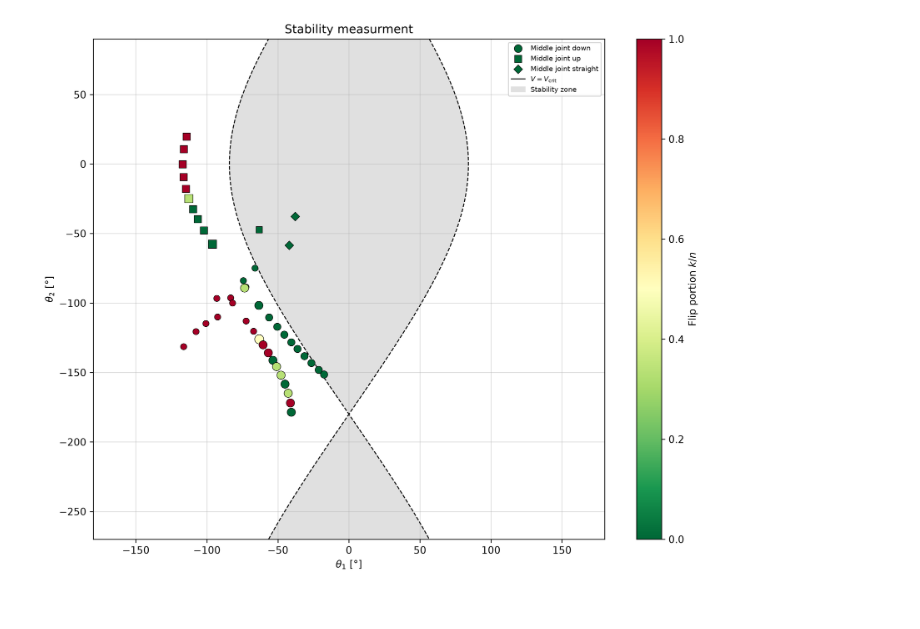
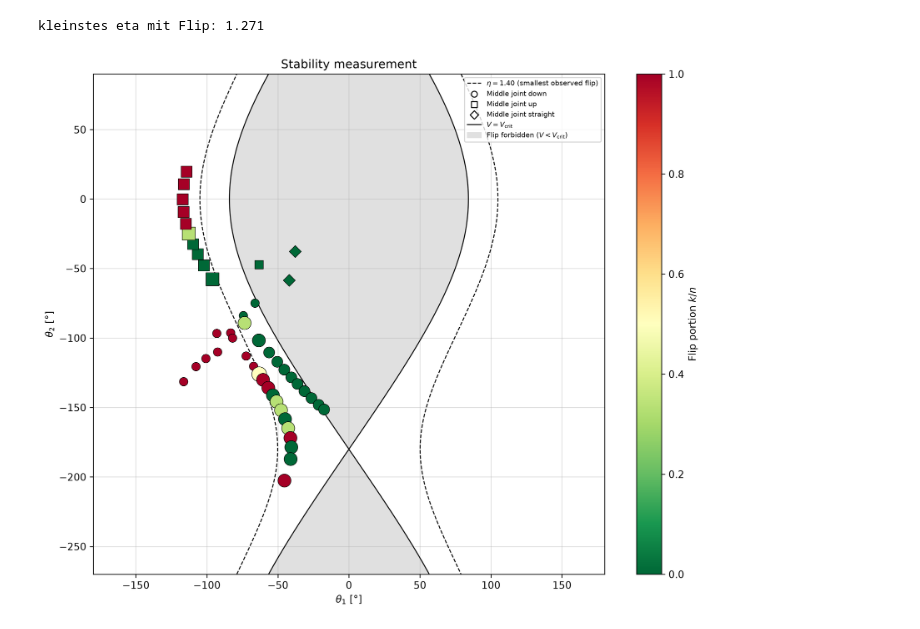
Before and after one commit to guntera384/P-project-based-physics-lab-, a Jupyter notebook: data_analysis/double_pendulum/plotting.ipynb, the cells around one changed output. Cells and saved outputs as stored; diff of their text form; code cells hidden in the pictures.

Commit message:
double pendulum: plotting with eta calculation

```diff
--- a/data_analysis/double_pendulum/plotting.ipynb
+++ b/data_analysis/double_pendulum/plotting.ipynb
@@ -54,9 +54,9 @@ for i in range(len(X)):
         y_c -= 4
     right = (joint[i] == "down" and x_c < 0) or (joint[i] == "up" and x_c > 0) or joint[i] == "straight"
     rad_1, rad_2 = coords.double_pendulum_angles(x_c, y_c, right=right)
-    # auf (-pi, pi] abbilden
-    theta_1_all[i] = np.rad2deg((rad_1 + np.pi) % (2*np.pi) - np.pi)
-    theta_2_all[i] = np.rad2deg((rad_2 + np.pi) % (2*np.pi) - np.pi)
+    # theta_1 auf [-180, 180), theta_2 auf [-270, 90) abbilden
+    theta_1_all[i] = (np.rad2deg(rad_1) + 180) % 360 - 180
+    theta_2_all[i] = (np.rad2deg(rad_2) + 270) % 360 - 270
     #print(f"{i}: {theta_1_all[i]}, {theta_2_all[i]}, {joint[i]}")
 
 data["theta_1"] = theta_1_all
@@ -92,6 +92,19 @@ print(groups)
 46  31.3  -8.7        up -116.238463   10.638728  2  2  1.000000
 47  33.3  -8.7      down  -17.469448 -151.462291  2  0  0.000000
 48  33.3  -8.7        up -114.266952   19.725890  2  2  1.000000
+# %%
+V_min = pot_energy(0, 0)
+
+def eta(theta_1, theta_2):
+    """normierte Energie: 0 = Ruhelage, 1 = Flip-Schwelle (Winkel in rad)"""
+    return (pot_energy(theta_1, theta_2) - V_min) / (V_crit - V_min)
+
+data["eta"] = eta(np.deg2rad(data["theta_1"]), np.deg2rad(data["theta_2"]))
+
+eta_min_flip = data.loc[data["flip"] == 1, "eta"].min()
+print(f"kleinstes eta mit Flip: {eta_min_flip:.3f}")
+# %% [output]
+kleinstes eta mit Flip: 1.271
 # %%
 
 x_lim = np.array([-180, 180])
@@ -99,38 +112,44 @@ y_lim = np.array([-270, 90])
 
 fig, ax = plt.subplots(figsize=(10, 8), dpi=300)
 
 # --- Hintergrund: Bereich, in dem ein Flip energetisch verboten ist ---
 th1_grid, th2_grid = np.meshgrid(np.linspace(*x_lim, 600),
                                  np.linspace(*y_lim, 600))
 V_grid = pot_energy(np.deg2rad(th1_grid), np.deg2rad(th2_grid))
 ax.contourf(th1_grid, th2_grid, V_grid, levels=[V_grid.min(), V_crit], colors=["0.88"])
-ax.contour(th1_grid, th2_grid, V_grid, levels=[V_crit], colors="black", linewidths=1)
+ax.contour(th1_grid, th2_grid, V_grid, levels=[V_crit], colors="black", linewidths=1, linestyles="-")
+
+V_emp = V_min + eta_min_flip * (V_crit - V_min)   # eta zurück in eine Energie umrechnen
+ax.contour(th1_grid, th2_grid, V_grid, levels=[V_emp],
+           colors="black", linestyles="--", linewidths=1)
+ax.plot([], [], color="black", ls="--", lw=1,
+        label=rf"$\eta = {eta_min_flip:.2f}$ (smallest observed flip)")
 
 # --- Messpunkte, je Gelenkstellung ein Marker ---
 markers = {"down": "o", "up": "s", "straight": "D"}
 for j, mk in markers.items():
     sub = groups[groups["joint"] == j]          # nur die Gruppen mit dieser Gelenkstellung
     sc = ax.scatter(sub["theta_1"], sub["theta_2"],
                     c=sub["p"], cmap="RdYlGn_r", vmin=0, vmax=1,   # Farbe = Flip-Anteil
-                    s=25 + 15 * sub["n"],                         # Grösse = Anzahl Versuche
-                    marker=mk, edgecolors="black", linewidths=0.5,
-                    label=f"Middle joint {j}", zorder=3)
+                    s=25 + 50 * sub["n"],                         # Grösse = Anzahl Versuche
+                    marker=mk, edgecolors="black", linewidths=0.5, zorder=3)
+    ax.scatter([], [], marker=mk, facecolors="white", edgecolors="black", label=f"Middle joint {j}")
 
 fig.colorbar(sc, ax=ax, label="Flip portion $k/n$")
 
 # Legenden-Einträge für Linie und Fläche (haben sonst keinen Handle)
-ax.plot([], [], color="black", lw=1, label=r"$V = V_\mathrm{crit}$")
-ax.fill_between([], [], color="0.88", label="Stability zone")
+ax.plot([], [] , color="black", lw=1, label=r"$V = V_\mathrm{crit}$")
+ax.fill_between([], [], color="0.88", label=r"Flip forbidden $(V < V_\text{crit})$")
 
 ax.set_xlabel(r"$\theta_1$ [°]")
 ax.set_ylabel(r"$\theta_2$ [°]")
 ax.set_xlim(*x_lim)
 ax.set_ylim(*y_lim)
 ax.grid(alpha=0.4)
-ax.set_title("Stability measurment")
+ax.set_title("Stability measurement")
 ax.legend(fontsize=7, loc="upper right")
 fig.tight_layout()
 #fig.savefig("final_plots/flip_map.pdf")
 plt.show()
 # %% [output]
-[figure, old version]
+[figure, new version]
```
Also changed, not shown: 1 other file.
